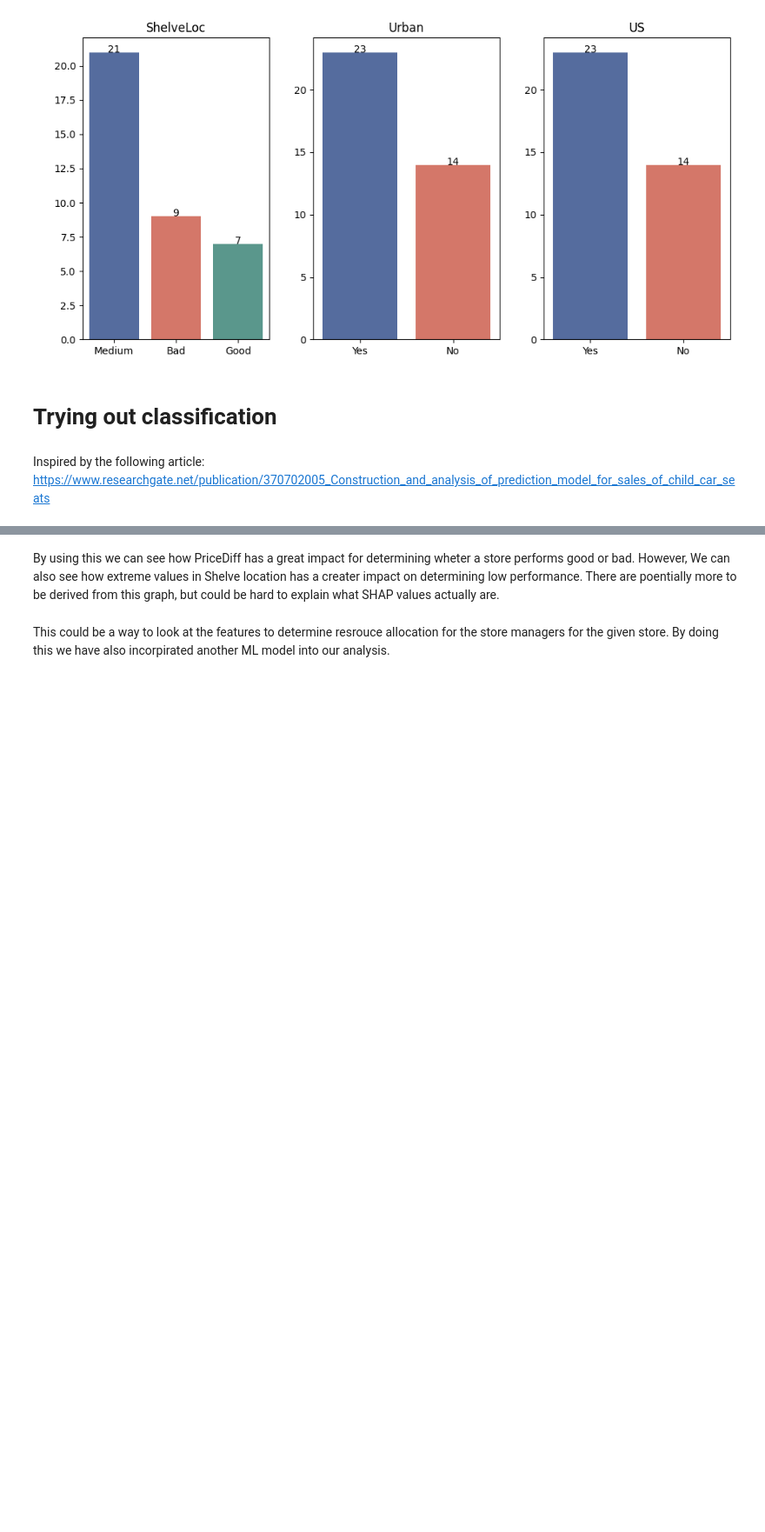
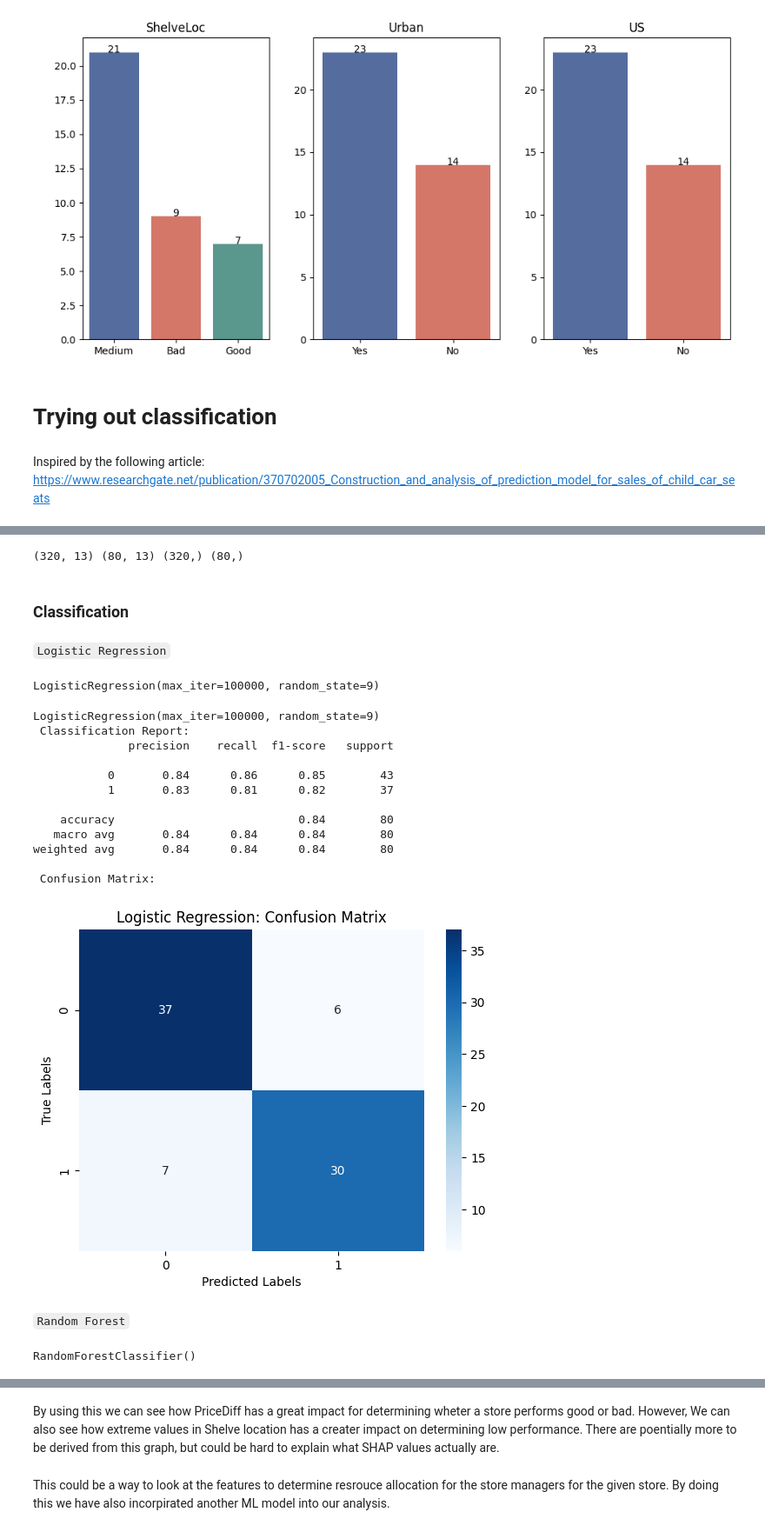
Before and after one commit to fredrik998/AppliedMachineLearning, a Jupyter notebook: Codes/FredrikCodes.ipynb, the cells around one changed output, grey strips where cells are left out. Shown at 87% size. Cells and saved outputs as stored; diff of their text form; code cells hidden in the pictures; blank space fills up the shorter version.

Commit message:
Classification analysis Update

```diff
--- a/Codes/FredrikCodes.ipynb
+++ b/Codes/FredrikCodes.ipynb
@@ -652,0 +632,65 @@ Accuracy: 0.8375
+# %%
+# Splitting the data
+X_cf = df2.drop(columns=['Sales_Category'])
+y_cf = df2['Sales_Category']
+
+X_train_cf, X_test_cf, y_train_cf, y_test_cf = train_test_split(X_cf, y_cf, test_size=0.2, random_state=42)
+print(X_train_cf.shape,X_test_cf.shape,y_train_cf.shape,y_test_cf.shape)
+# %% [output]
+(320, 13) (80, 13) (320,) (80,)
+# %% [markdown]
+### Classification
+# %%
+# Evaluation function that prints classification report and confusion matrix
+def evaluate(y_test, y_pred, model_name):
+    # Creating the confusion matrix
+    cm = confusion_matrix(y_test, y_pred)
+
+    # Priting the model name
+    print(f"\033[34m{model_name}\033[0m")
+
+    # Print the classification report
+    print(f" \033[32mClassification Report:\033[0m")
+    print(classification_report(y_test, y_pred))
+    print(f" \033[32mConfusion Matrix:\033[0m")
+
+    # Print the confusion matrix
+    sns.heatmap(cm, annot=True, cmap='Blues', fmt='g')
+    plt.title('Logistic Regression: Confusion Matrix')
+    plt.xlabel('Predicted Labels')
+    plt.ylabel('True Labels')
+    plt.show()
+# %% [markdown]
+`Logistic Regression`
+# %%
+# Initialising Logist Regression
+lr = LogisticRegression(max_iter=100000, random_state=9)
+lr.fit(X_train_cf, y_train_cf)
+# %% [output]
+LogisticRegression(max_iter=100000, random_state=9)
+# %%
+# Evaluating the results
+y_pred_lr = lr.predict(X_test_cf)
+evaluate(y_test_cf, y_pred_lr, lr)
+# %% [output]
+LogisticRegression(max_iter=100000, random_state=9)
+ Classification Report:
+              precision    recall  f1-score   support
+
+           0       0.84      0.86      0.85        43
+           1       0.83      0.81      0.82        37
+
+    accuracy                           0.84        80
+   macro avg       0.84      0.84      0.84        80
+weighted avg       0.84      0.84      0.84        80
+
+ Confusion Matrix:
+[figure, added]
+# %% [markdown]
+`Random Forest`
+# %%
+# Initialising Random Forest
+rf = RandomForestClassifier()
+rf.fit(X_train_cf, y_train_cf)
+# %% [output]
+RandomForestClassifier()
```
Also changed, not shown: parts of 20 cells of this notebook.
